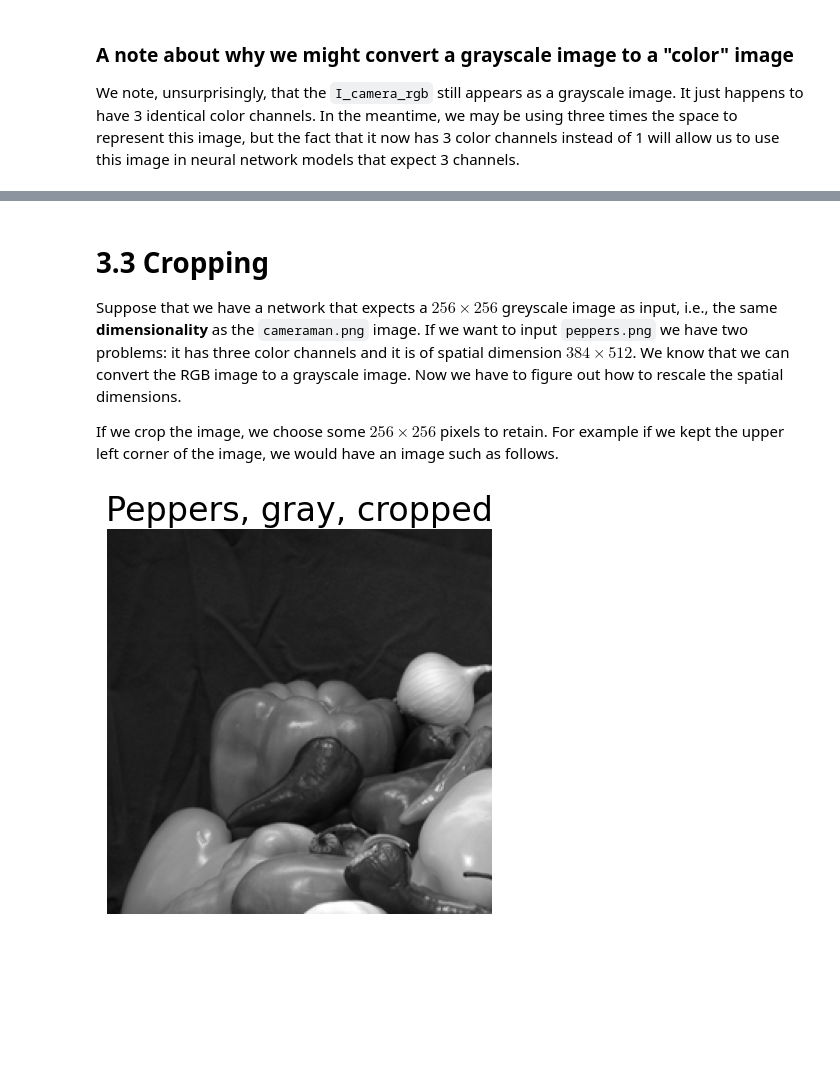
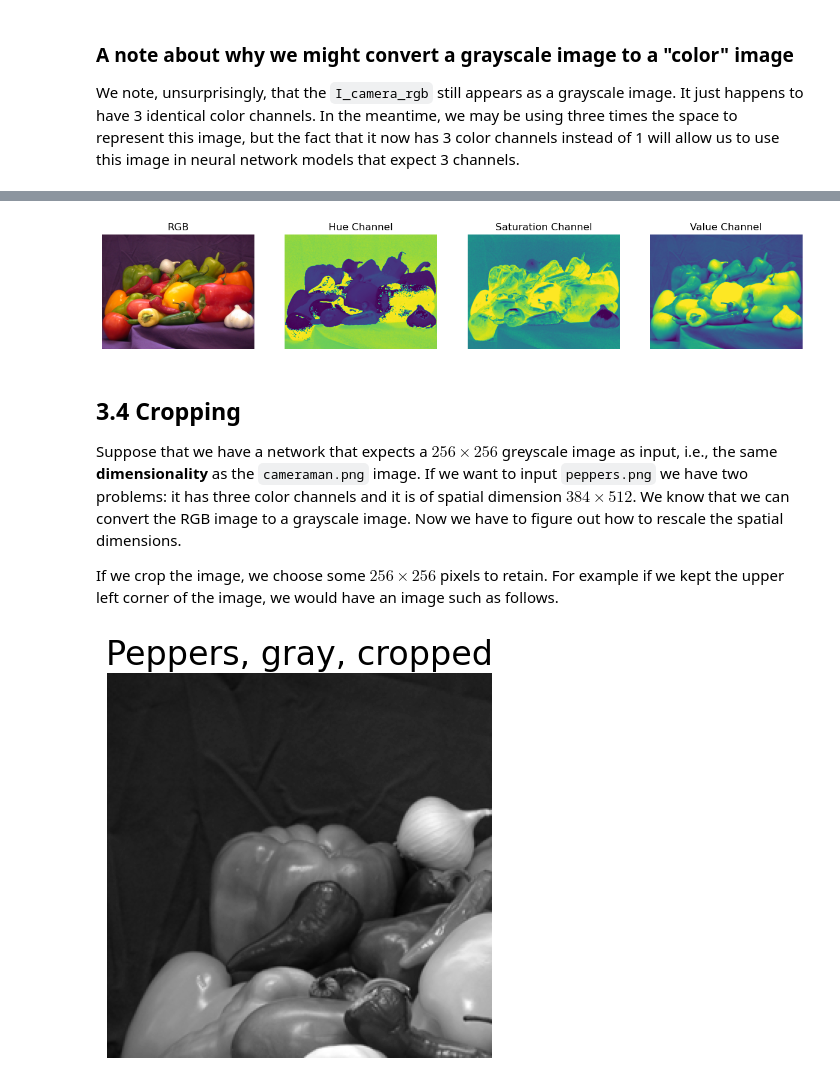
Before and after one commit to ISUgenomics/geospatialworkbook, a Jupyter notebook: tutorials/Tutorial1_Image_Processing_Essentials_Boucheron.ipynb, the cells around one changed output, grey strips where cells are left out. Cells and saved outputs as stored; diff of their text form; code cells hidden in the pictures; blank space fills up the shorter version.

Commit message:
add rgb2hsv color conversion

```diff
--- a/tutorials/Tutorial1_Image_Processing_Essentials_Boucheron.ipynb
+++ b/tutorials/Tutorial1_Image_Processing_Essentials_Boucheron.ipynb
@@ -713,5 +718,24 @@ We note, unsurprisingly, that the `I_camera_rgb` still appears as a grayscale im
+# %%
+I_pepper_hsv = skimage.color.rgb2hsv(I_pepper)                    # convert RGB image to HSV
+
+fig, (ax1, ax2, ax3, ax4) = plt.subplots(1, 4, figsize = (15,12))      # open a new figure window with three subplots
+ax1.imshow(I_pepper)                                              # visualize RGB image
+ax1.set_title('RGB')
+ax1.axis('off')
+ax2.imshow(I_pepper_hsv[...,0])                                   # visualize hue channel
+ax2.set_title('Hue Channel')
+ax2.axis('off')
+ax3.imshow(I_pepper_hsv[...,1])                                   # visualize the saturation channel
+ax3.set_title('Saturation Channel')
+ax3.axis('off')
+ax4.imshow(I_pepper_hsv[...,2])                                   # visualize the value channel
+ax4.set_title('Value Channel')
+ax4.axis('off')
+plt.show()
+# %% [output]
+[figure, added]
 # %% [markdown]
-# 3.3 Cropping
+## 3.4 Cropping
 Suppose that we have a network that expects a $256\times256$ greyscale image as input, i.e., the same **dimensionality** as the `cameraman.png` image.  If we want to input `peppers.png` we have two problems: it has three color channels and it is of spatial dimension $384\times512$.  We know that we can convert the RGB image to a grayscale image.  Now we have to figure out how to rescale the spatial dimensions.
 
 If we crop the image, we choose some $256\times256$ pixels to retain.  For example if we kept the upper left corner of the image, we would have an image such as follows.
```
Also changed, not shown: parts of 7 cells of this notebook.
